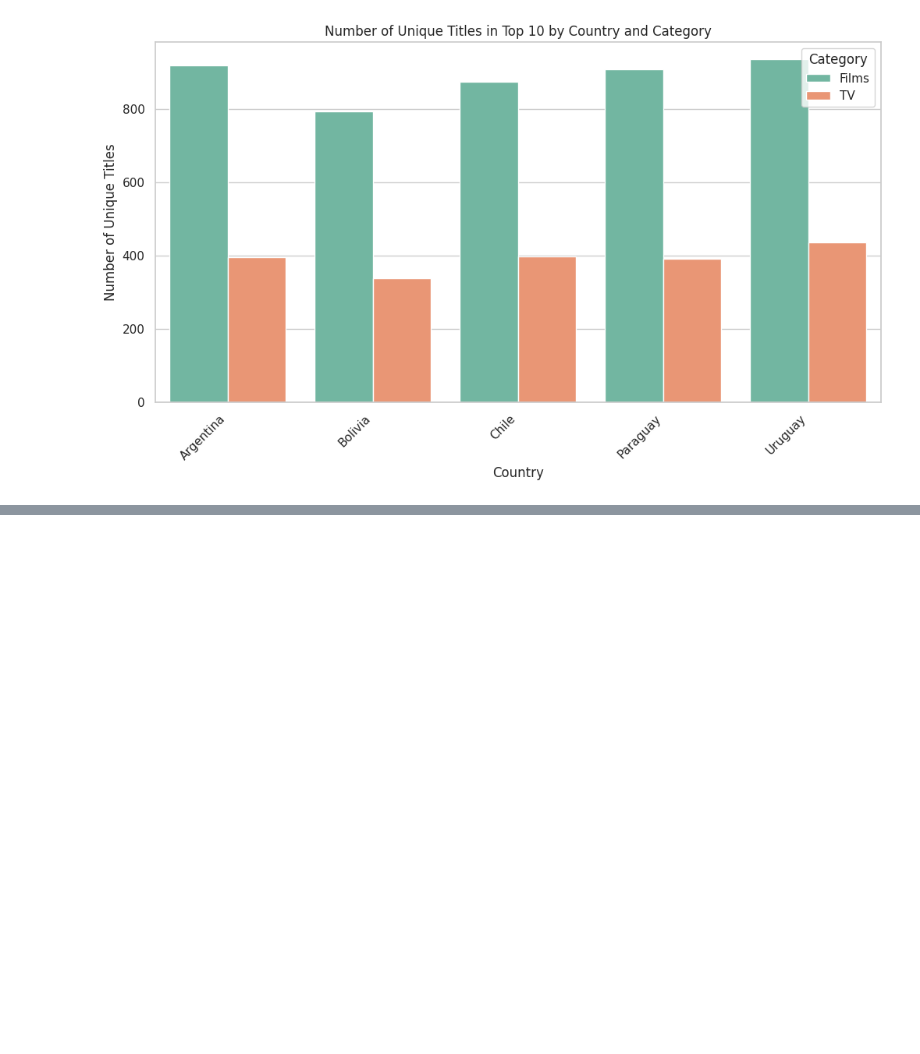
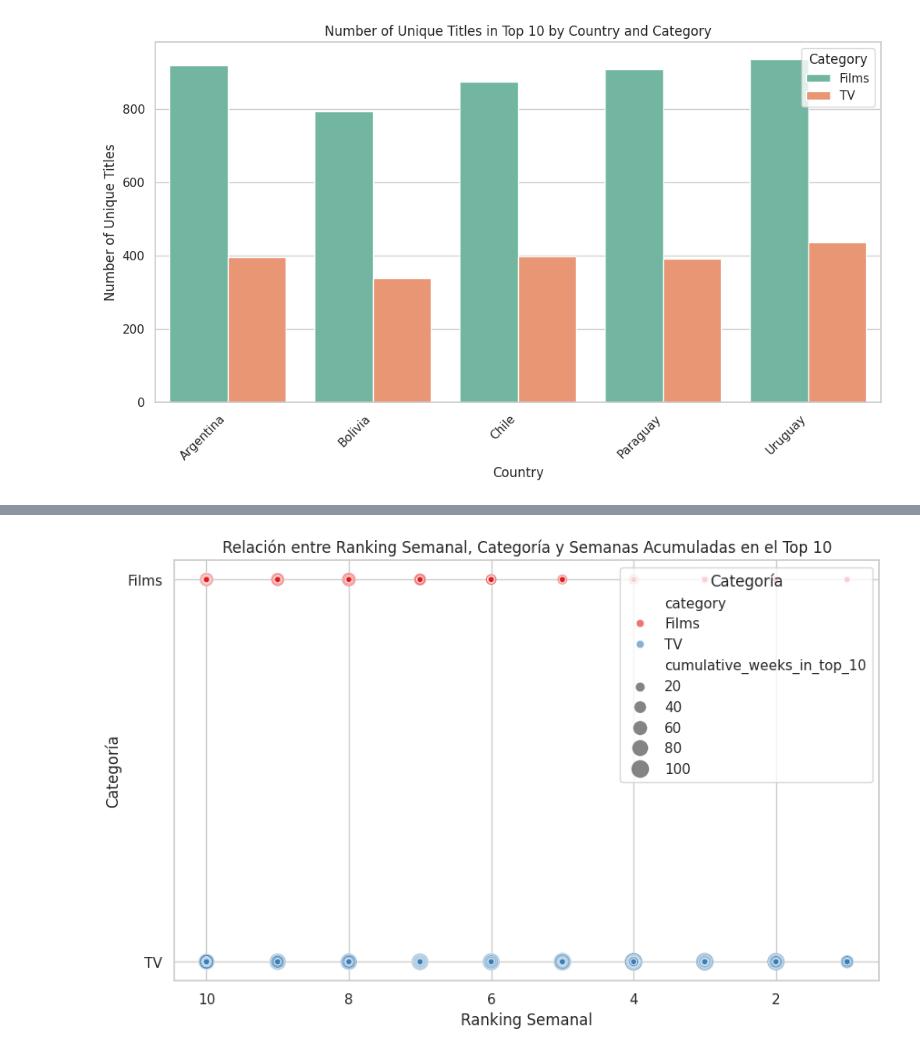
Before and after one commit to CristianAyala/infovis, a Jupyter notebook: TP_FINAL_AYALA_COCA_NETFLIX_ITBA_VISUALIZACION_DE_LA_INFORMACION_V2.ipynb, the cells around one changed output, grey strips where cells are left out. Saved outputs shown, nothing was run; the diff lists cells and outputs as text; code cells hidden in the pictures; blank space fills up the shorter version.

```diff
--- a/TP_FINAL_AYALA_COCA_NETFLIX_ITBA_VISUALIZACION_DE_LA_INFORMACION_V2.ipynb
+++ b/TP_FINAL_AYALA_COCA_NETFLIX_ITBA_VISUALIZACION_DE_LA_INFORMACION_V2.ipynb
@@ -273,0 +291,13 @@ plt.show()
+# %%
+#¿Qué relación hay entre el tamaño de la audiencia (número de semanas en el top 10) y la categoría del contenido?
+#El tamaño de las burbujas representará las semanas acumuladas en el top 10, lo que da una indicación visual de la duración en el top 10 por categoría y ranking.
+plt.figure(figsize=(10, 6))
+sns.scatterplot(data=df, x='weekly_rank', y='category', size='cumulative_weeks_in_top_10', sizes=(20, 200), hue='category', alpha=0.6, palette="Set1")
+plt.gca().invert_xaxis()  # Invertir el eje para que el ranking 1 esté a la izquierda
+plt.title('Relación entre Ranking Semanal, Categoría y Semanas Acumuladas en el Top 10')
+plt.xlabel('Ranking Semanal')
+plt.ylabel('Categoría')
+plt.legend(title='Categoría', loc='upper right')
+plt.show()
+# %% [output]
+[figure, added]
```
Also changed, not shown: parts of 7 cells of this notebook.
